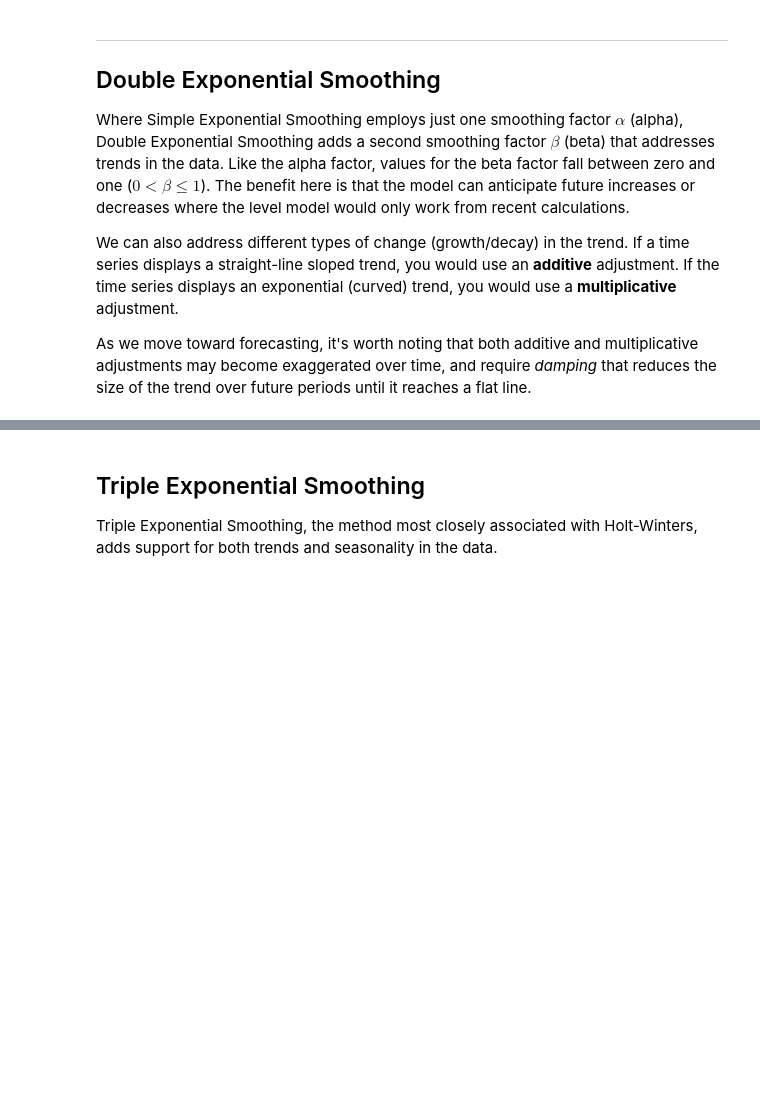
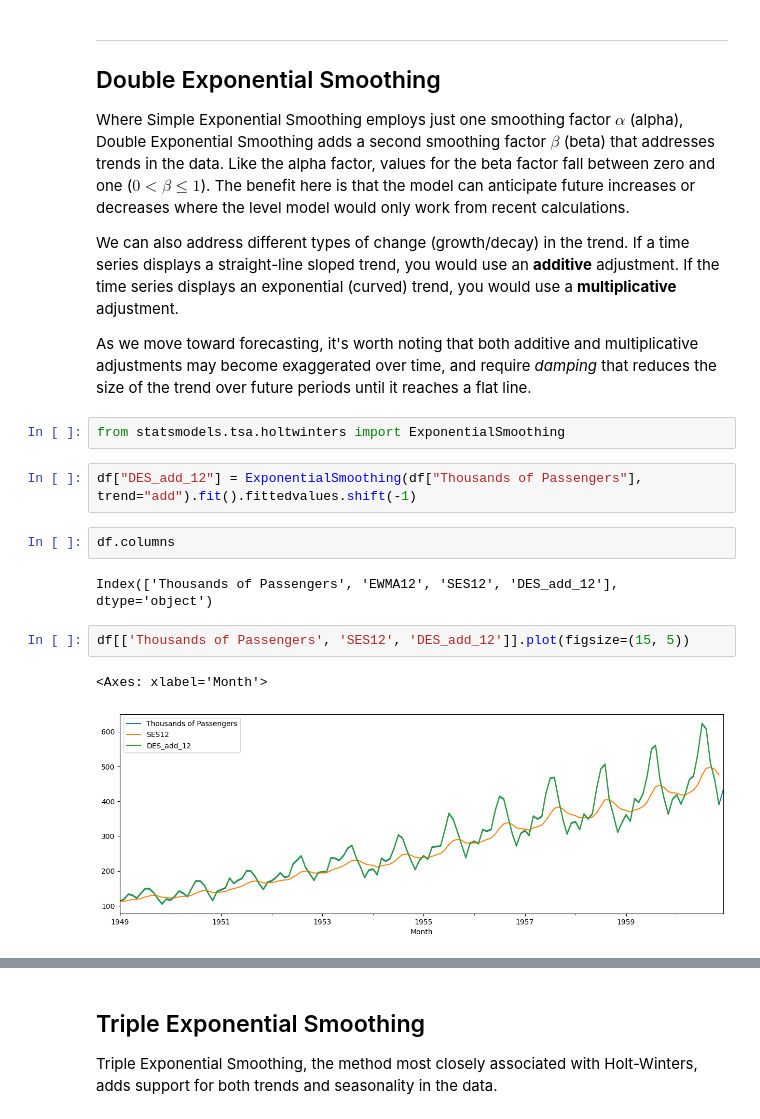
Before and after one commit to ibrahimaltun/udemy-courses, a Jupyter notebook: python-for-time-series-data-analysis/5.TimeSeries_wStatModels.ipynb, the cells around one changed output, grey strips where cells are left out. Saved outputs shown, nothing was run; the diff lists cells and outputs as text; blank space fills up the shorter version.

```diff
--- a/python-for-time-series-data-analysis/5.TimeSeries_wStatModels.ipynb
+++ b/python-for-time-series-data-analysis/5.TimeSeries_wStatModels.ipynb
@@ -459,3 +459,16 @@ Where Simple Exponential Smoothing employs just one smoothing factor $\alpha$ (a
 We can also address different types of change (growth/decay) in the trend. If a time series displays a straight-line sloped trend, you would use an <strong>additive</strong> adjustment. If the time series displays an exponential (curved) trend, you would use a <strong>multiplicative</strong> adjustment.
 
 As we move toward forecasting, it's worth noting that both additive and multiplicative adjustments may become exaggerated over time, and require <em>damping</em> that reduces the size of the trend over future periods until it reaches a flat line.
+# %%
+from statsmodels.tsa.holtwinters import ExponentialSmoothing
+# %%
+df["DES_add_12"] = ExponentialSmoothing(df["Thousands of Passengers"], trend="add").fit().fittedvalues.shift(-1)
+# %%
+df.columns
+# %% [output]
+Index(['Thousands of Passengers', 'EWMA12', 'SES12', 'DES_add_12'], dtype='object')
+# %%
+df[['Thousands of Passengers', 'SES12', 'DES_add_12']].plot(figsize=(15, 5))
+# %% [output]
+<Axes: xlabel='Month'>
+[figure, added]
```
Also changed, not shown: parts of 14 cells of this notebook.
